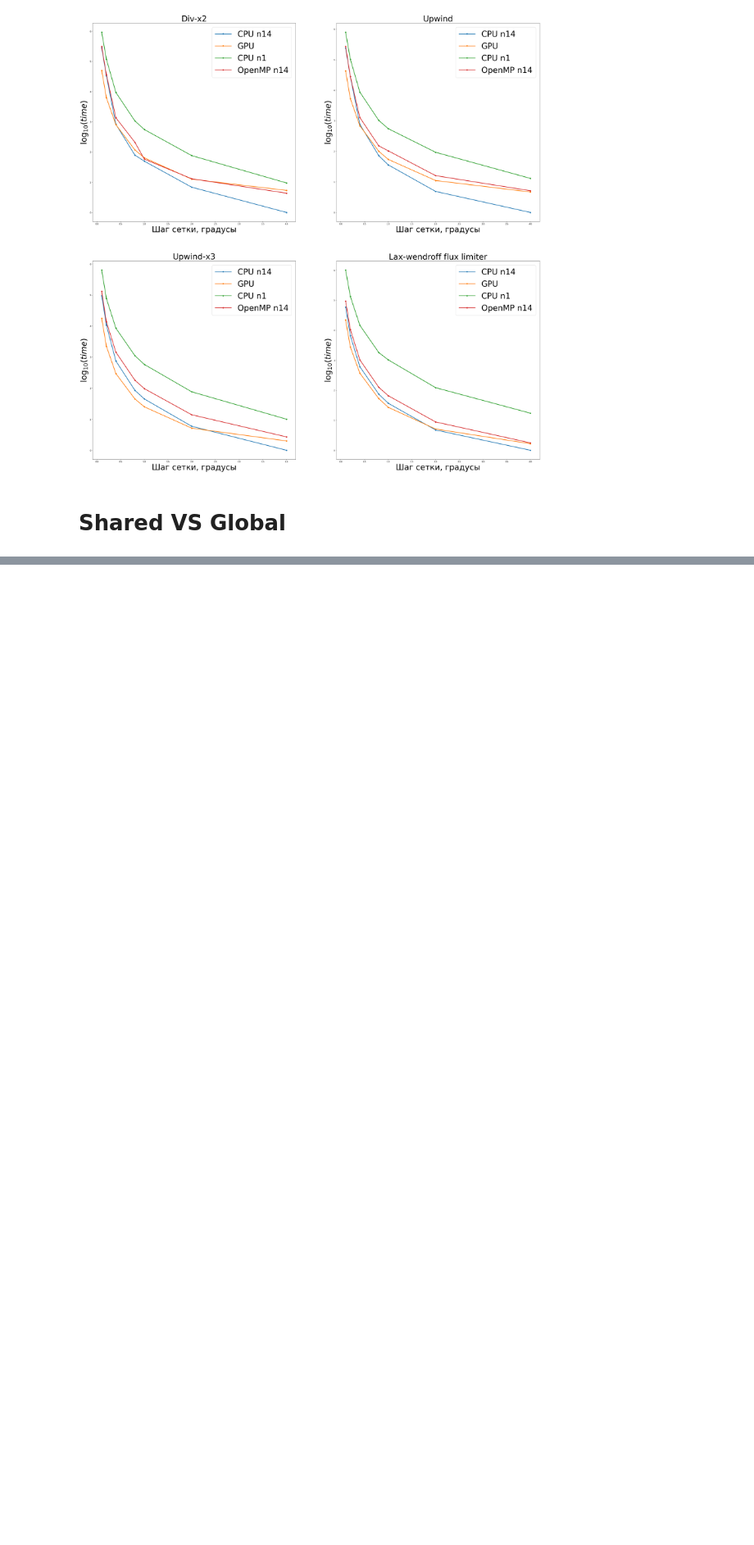
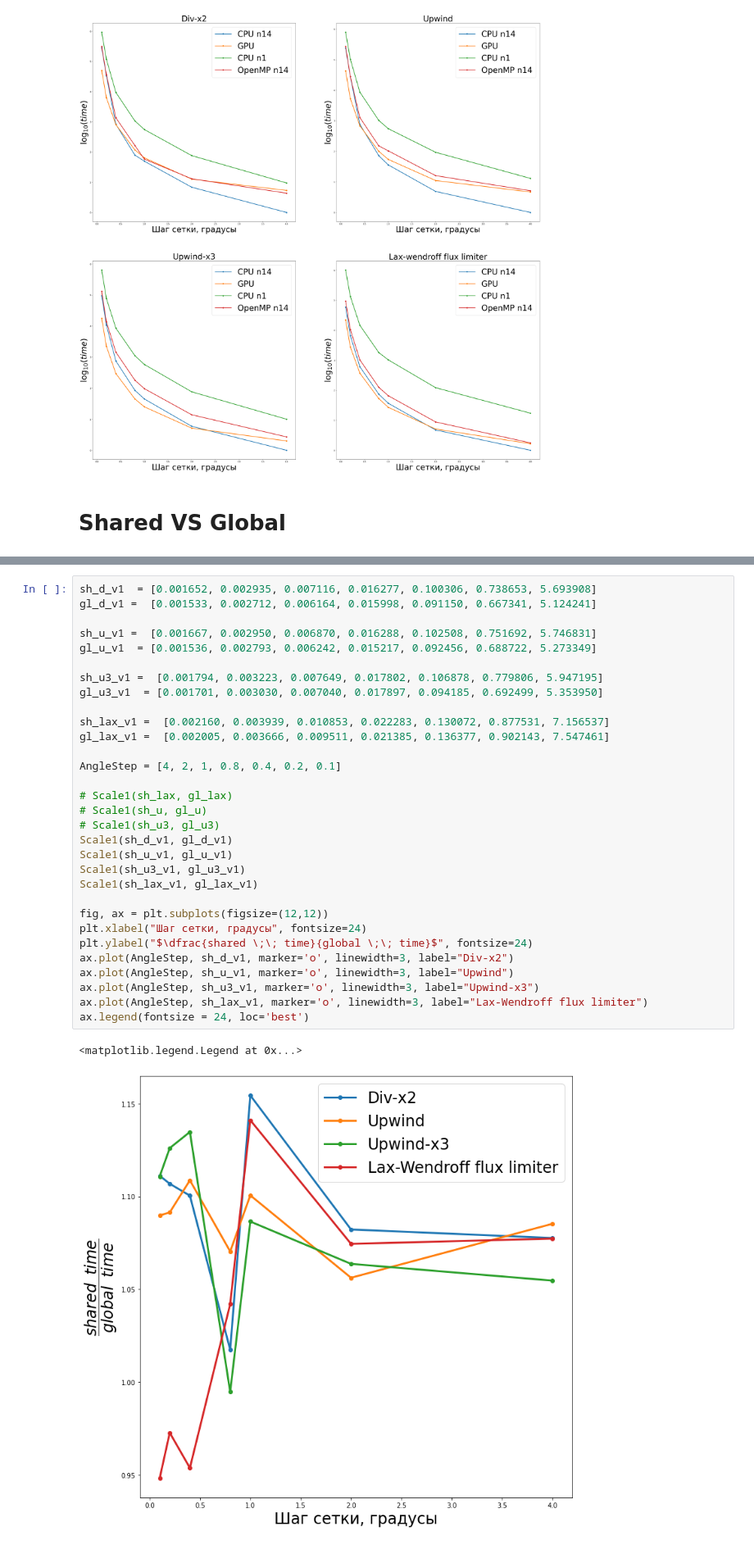
Before and after one commit to Lizzzka007/PythonProgs, a Jupyter notebook: ScaledPerfomance.ipynb, the cells around one changed output, grey strips where cells are left out. Shown at 82% size. Saved outputs shown, nothing was run; the diff lists cells and outputs as text; blank space fills up the shorter version.

```diff
--- a/ScaledPerfomance.ipynb
+++ b/ScaledPerfomance.ipynb
@@ -230,0 +269,34 @@ ax.legend(fontsize = 24, loc='best')
+# %%
+sh_d_v1  = [0.001652, 0.002935, 0.007116, 0.016277, 0.100306, 0.738653, 5.693908]
+gl_d_v1 =  [0.001533, 0.002712, 0.006164, 0.015998, 0.091150, 0.667341, 5.124241]
+
+sh_u_v1 =  [0.001667, 0.002950, 0.006870, 0.016288, 0.102508, 0.751692, 5.746831]
+gl_u_v1  = [0.001536, 0.002793, 0.006242, 0.015217, 0.092456, 0.688722, 5.273349]
+
+sh_u3_v1 =  [0.001794, 0.003223, 0.007649, 0.017802, 0.106878, 0.779806, 5.947195]
+gl_u3_v1  = [0.001701, 0.003030, 0.007040, 0.017897, 0.094185, 0.692499, 5.353950]
+
+sh_lax_v1 =  [0.002160, 0.003939, 0.010853, 0.022283, 0.130072, 0.877531, 7.156537]
+gl_lax_v1 =  [0.002005, 0.003666, 0.009511, 0.021385, 0.136377, 0.902143, 7.547461]
+
+AngleStep = [4, 2, 1, 0.8, 0.4, 0.2, 0.1]
+
+# Scale1(sh_lax, gl_lax)
+# Scale1(sh_u, gl_u)
+# Scale1(sh_u3, gl_u3)
+Scale1(sh_d_v1, gl_d_v1)
+Scale1(sh_u_v1, gl_u_v1)
+Scale1(sh_u3_v1, gl_u3_v1)
+Scale1(sh_lax_v1, gl_lax_v1)
+
+fig, ax = plt.subplots(figsize=(12,12))
+plt.xlabel("Шаг сетки, градусы", fontsize=24)
+plt.ylabel("$\dfrac{shared \;\; time}{global \;\; time}$", fontsize=24)
+ax.plot(AngleStep, sh_d_v1, marker='o', linewidth=3, label="Div-x2")
+ax.plot(AngleStep, sh_u_v1, marker='o', linewidth=3, label="Upwind")
+ax.plot(AngleStep, sh_u3_v1, marker='o', linewidth=3, label="Upwind-x3")
+ax.plot(AngleStep, sh_lax_v1, marker='o', linewidth=3, label="Lax-Wendroff flux limiter")
+ax.legend(fontsize = 24, loc='best')
+# %% [output]
+<matplotlib.legend.Legend at 0x...>
+[figure, added]
```
Also changed, not shown: parts of 9 cells of this notebook, 4 other files.
